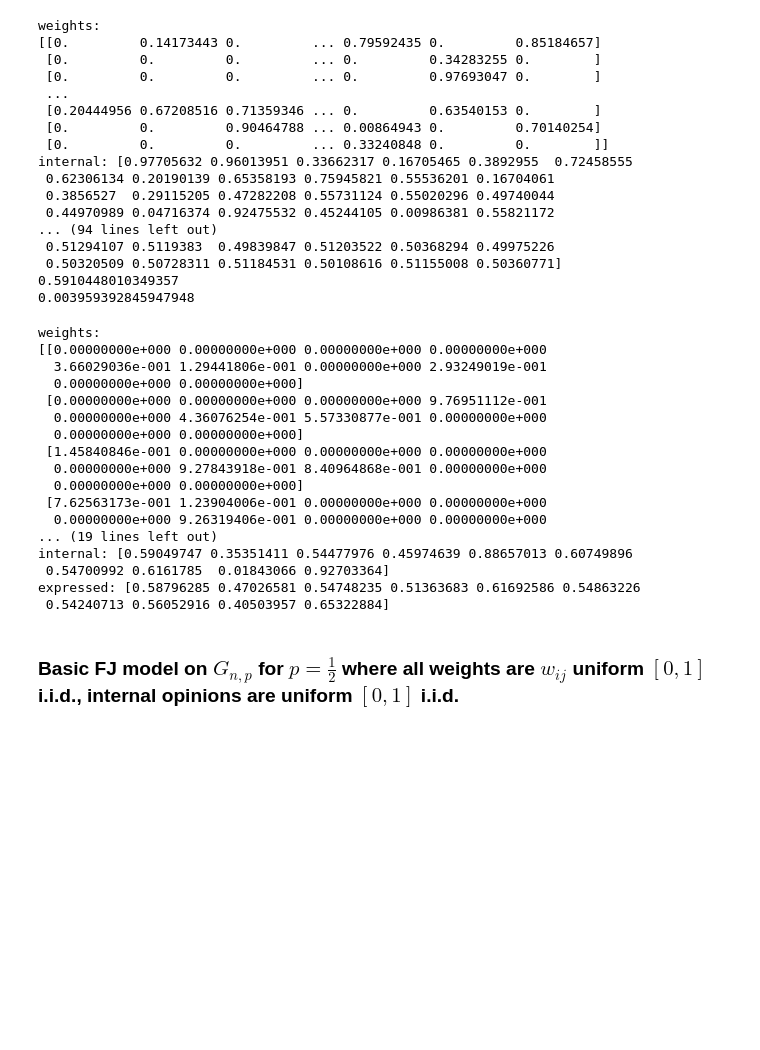
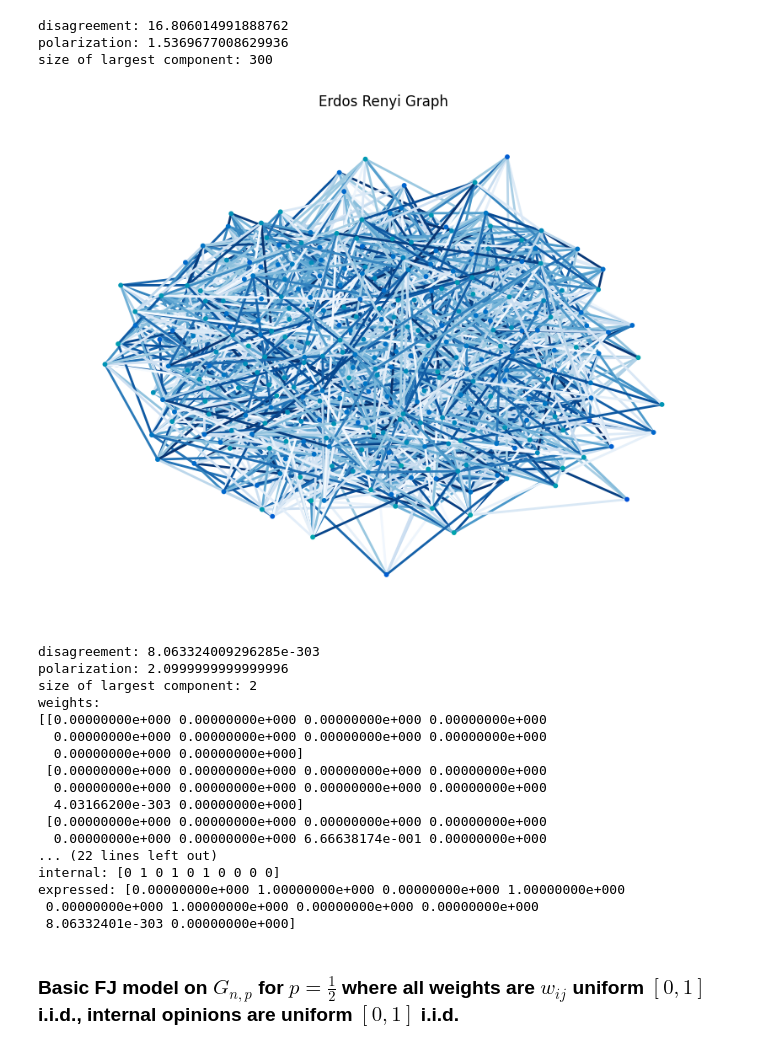
Before and after one commit to JamesZhang2/Opinion-Dynamics, a Jupyter notebook: FJ_Model.ipynb, the cells around one changed output. Cells and saved outputs as stored; diff of their text form; code cells hidden in the pictures; blank space fills up the shorter version.

```diff
--- a/FJ_Model.ipynb
+++ b/FJ_Model.ipynb
@@ -53,47 +166,40 @@ class HalvingFJ(ErdosRenyiFJ):
-# %%
-G = ErdosRenyiFJ(300, 0.5, 0, 1, 0, 1)
-G.run_t_steps(1000)
-print(G)
-print(G.disagreement())
-print(G.polarization())
-# %% [output]
-weights:
-[[0.         0.14173443 0.         ... 0.79592435 0.         0.85184657]
- [0.         0.         0.         ... 0.         0.34283255 0.        ]
- [0.         0.         0.         ... 0.         0.97693047 0.        ]
- ...
- [0.20444956 0.67208516 0.71359346 ... 0.         0.63540153 0.        ]
- [0.         0.         0.90464788 ... 0.00864943 0.         0.70140254]
- [0.         0.         0.         ... 0.33240848 0.         0.        ]]
-internal: [0.97705632 0.96013951 0.33662317 0.16705465 0.3892955  0.72458555
- 0.62306134 0.20190139 0.65358193 0.75945821 0.55536201 0.16704061
- 0.3856527  0.29115205 0.47282208 0.55731124 0.55020296 0.49740044
- 0.44970989 0.04716374 0.92475532 0.45244105 0.00986381 0.55821172
-... (94 lines left out)
- 0.51294107 0.5119383  0.49839847 0.51203522 0.50368294 0.49975226
- 0.50320509 0.50728311 0.51184531 0.50108616 0.51155008 0.50360771]
-0.5910448010349357
-0.003959392845947948
+# %%
+G = ErdosRenyiFJ(n=300, p=0.05, w_lower=0, w_upper=1, internal_lower=0, internal_upper=1)
+G.run_t_steps(1000)
+# print(G)
+print("disagreement:", G.disagreement())
+print("polarization:", G.polarization())
+print("size of largest component:", G.largest_component_size())
+G.plot_network()
+# %% [output]
+disagreement: 16.806014991888762
+polarization: 1.5369677008629936
+size of largest component: 300
+[figure, added]
 # %%
-G = HalvingFJ(10, 0.5, 0, 1, 0, 1, theta=0.2)
+G = HalvingFJ(n=10, p=0.05, w_lower=0, w_upper=1, internal_lower=0, internal_upper=1, theta=0.2)
 G.run_t_steps(1000)
+# print(G)
+print("disagreement:", G.disagreement())
+print("polarization:", G.polarization())
+print("size of largest component:", G.largest_component_size())
 print(G)
 # %% [output]
+disagreement: 8.063324009296285e-303
+polarization: 2.0999999999999996
+size of largest component: 2
 weights:
 [[0.00000000e+000 0.00000000e+000 0.00000000e+000 0.00000000e+000
-  3.66029036e-001 1.29441806e-001 0.00000000e+000 2.93249019e-001
+  0.00000000e+000 0.00000000e+000 0.00000000e+000 0.00000000e+000
   0.00000000e+000 0.00000000e+000]
- [0.00000000e+000 0.00000000e+000 0.00000000e+000 9.76951112e-001
-  0.00000000e+000 4.36076254e-001 5.57330877e-001 0.00000000e+000
-  0.00000000e+000 0.00000000e+000]
- [1.45840846e-001 0.00000000e+000 0.00000000e+000 0.00000000e+000
-  0.00000000e+000 9.27843918e-001 8.40964868e-001 0.00000000e+000
-  0.00000000e+000 0.00000000e+000]
- [7.62563173e-001 1.23904006e-001 0.00000000e+000 0.00000000e+000
-  0.00000000e+000 9.26319406e-001 0.00000000e+000 0.00000000e+000
-... (19 lines left out)
-internal: [0.59049747 0.35351411 0.54477976 0.45974639 0.88657013 0.60749896
- 0.54700992 0.6161785  0.01843066 0.92703364]
-expressed: [0.58796285 0.47026581 0.54748235 0.51363683 0.61692586 0.54863226
- 0.54240713 0.56052916 0.40503957 0.65322884]
+ [0.00000000e+000 0.00000000e+000 0.00000000e+000 0.00000000e+000
+  0.00000000e+000 0.00000000e+000 0.00000000e+000 0.00000000e+000
+  4.03166200e-303 0.00000000e+000]
+ [0.00000000e+000 0.00000000e+000 0.00000000e+000 0.00000000e+000
+  0.00000000e+000 0.00000000e+000 6.66638174e-001 0.00000000e+000
+... (22 lines left out)
+internal: [0 1 0 1 0 1 0 0 0 0]
+expressed: [0.00000000e+000 1.00000000e+000 0.00000000e+000 1.00000000e+000
+ 0.00000000e+000 1.00000000e+000 0.00000000e+000 0.00000000e+000
+ 8.06332401e-303 0.00000000e+000]
 # %%
```
Also changed, not shown: parts of 38 cells of this notebook, 2 other files.
